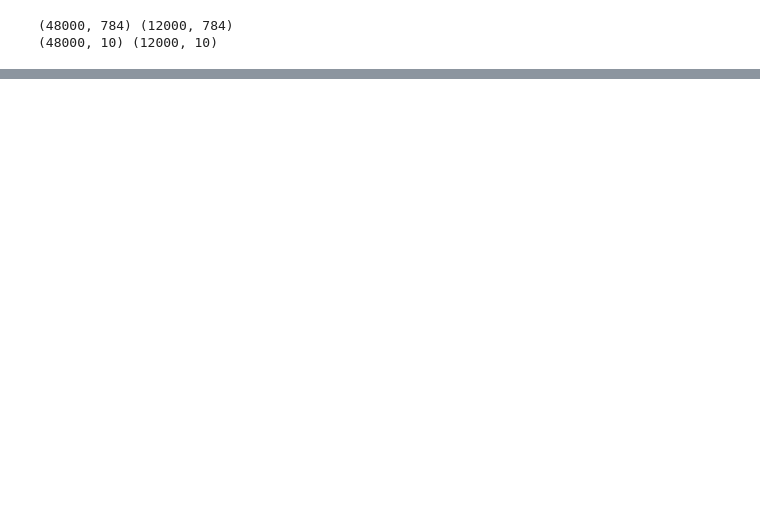
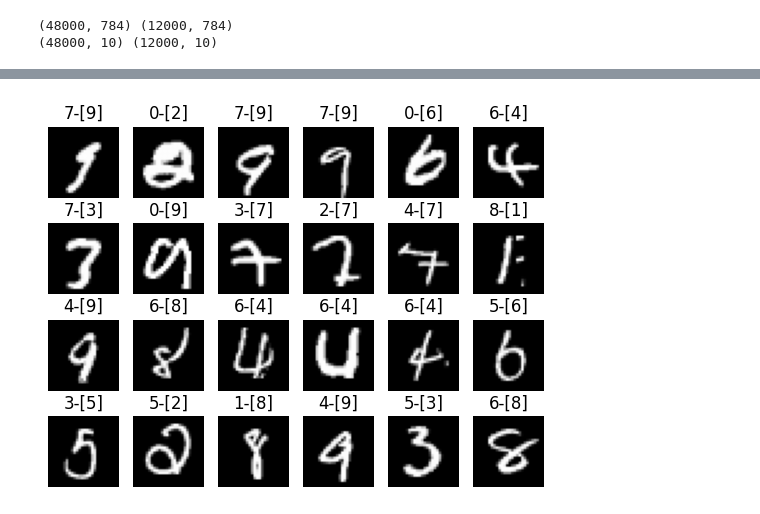
Before and after one commit to Invisiphantom/Python-Table, a Jupyter notebook: img.ipynb, the cells around one changed output, grey strips where cells are left out. Saved outputs shown, nothing was run; the diff lists cells and outputs as text; code cells hidden in the pictures; blank space fills up the shorter version.

```diff
--- a/img.ipynb
+++ b/img.ipynb
@@ -75,7 +75,7 @@ def shuffle_data(images, labels):
     indices = np.random.permutation(len(images))
     return images[indices], labels[indices]
 # %%
-# 96.90%
+# 97.61%
 net_info = [
     {"in_features": 784, "out_features": 256, "activation": Gelu},
     {"in_features": 256, "out_features": 64, "activation": Gelu},
@@ -83,12 +83,12 @@ net_info = [
     {"in_features": 16, "out_features": 10, "activation": Softmax},
 ]
 
-net = Net(net_info, 1)
+net = Net(net_info, 2)
 # %%
 epochs = 10
 for i in range(epochs):
     train_images, train_labels = shuffle_data(train_images, train_labels)
-    net.train(train_images, train_labels, Mse, 1000, 5)
+    net.train(train_images, train_labels, Mse, 1000, 100)
 
     _train_labels = net.pred(train_images)
     _valid_labels = net.pred(valid_images)
@@ -110,0 +111,16 @@ Epoch: 9, Train Loss: 0.1066, Valid Loss: 0.3814, Valid Accuracy: 97.59%
+# %%
+# 打印识别失败的图片
+_valid_labels = net.pred(valid_images)
+indices = np.argmax(_valid_labels, axis=1) != np.argmax(valid_labels, axis=1)
+indices = np.random.permutation(np.where(indices)[0])
+
+
+# 标题为 (预测-准确)
+for i in range(24):
+    plt.subplot(4, 6, i + 1)
+    plt.imshow(valid_images[indices][i].reshape(28, 28), cmap="gray")
+    plt.title(f"{np.argmax(_valid_labels[indices][i])}-[{np.argmax(valid_labels[indices][i])}]")
+    plt.axis("off")
+plt.show()
+# %% [output]
+[figure, added]
```
Also changed, not shown: parts of 2 cells of this notebook, 4 other files.
